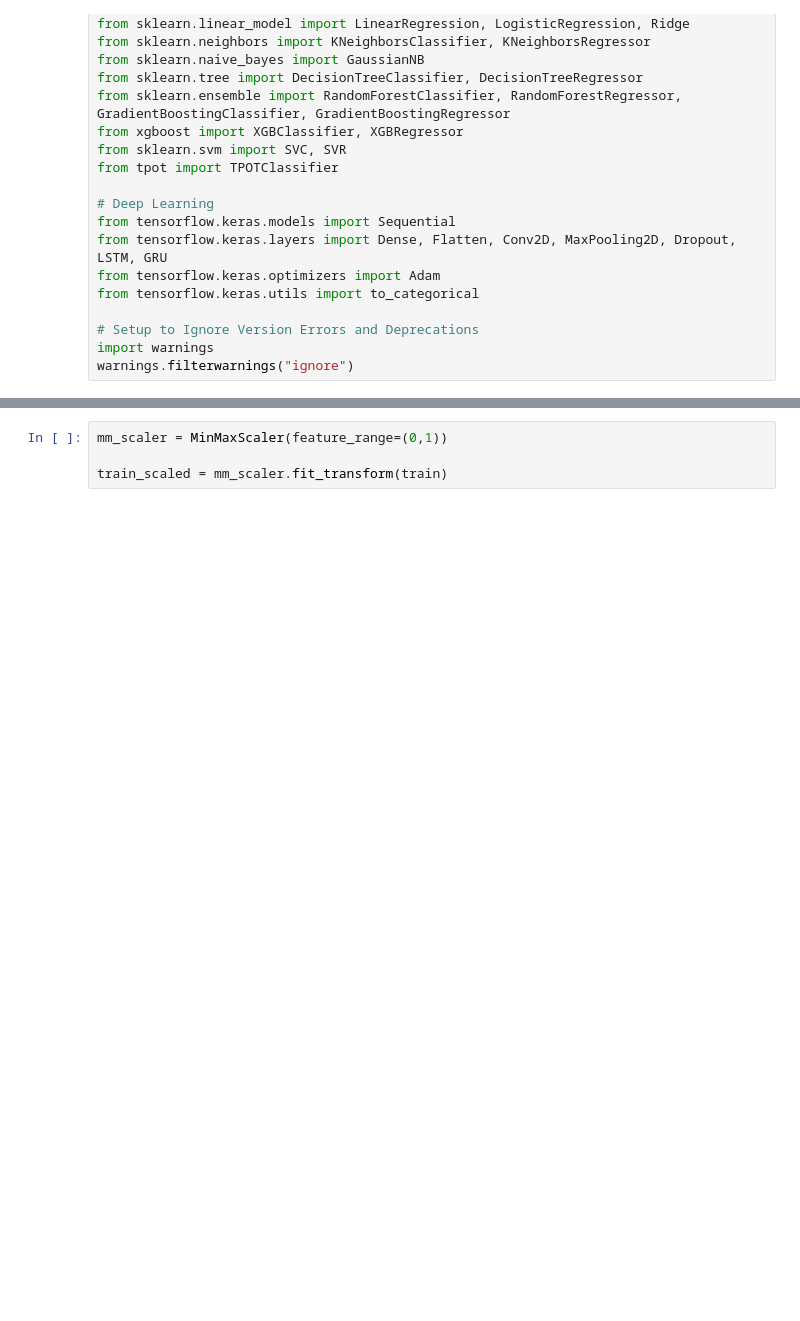
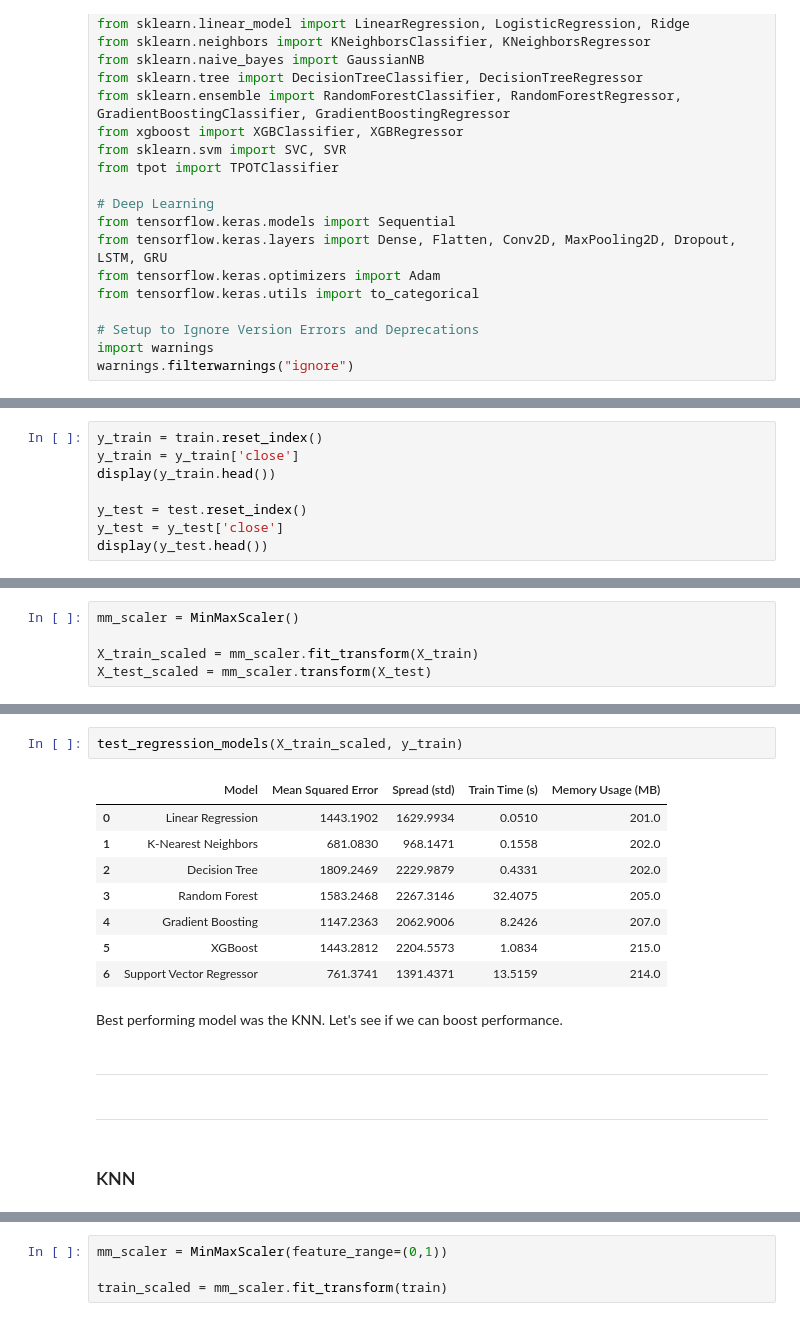
Before and after one commit to elijahlopez94/stock_market_prediction_with_rnn, a Jupyter notebook: machine_learning.ipynb, the cells around one changed output, grey strips where cells are left out. Drawn from its saved outputs; the diff is of its cells as text; blank space fills up the shorter version.

```diff
--- a/machine_learning.ipynb
+++ b/machine_learning.ipynb
@@ -62,0 +87,8 @@ plt.show()
+# %%
+y_train = train.reset_index()
+y_train = y_train['close']
+display(y_train.head())
+
+y_test = test.reset_index()
+y_test = y_test['close']
+display(y_test.head())
@@ -62,0 +108,5 @@ plt.show()
+# %%
+mm_scaler = MinMaxScaler()
+
+X_train_scaled = mm_scaler.fit_transform(X_train)
+X_test_scaled = mm_scaler.transform(X_test)
@@ -62,0 +168,19 @@ plt.show()
+# %%
+test_regression_models(X_train_scaled, y_train)
+# %% [output]
+|  | Model | Mean Squared Error | Spread (std) | Train Time (s) | Memory Usage (MB) |
+| 0 | Linear Regression | 1443.1902 | 1629.9934 | 0.0510 | 201.0 |
+| 1 | K-Nearest Neighbors | 681.0830 | 968.1471 | 0.1558 | 202.0 |
+| 2 | Decision Tree | 1809.2469 | 2229.9879 | 0.4331 | 202.0 |
+| 3 | Random Forest | 1583.2468 | 2267.3146 | 32.4075 | 205.0 |
+| 4 | Gradient Boosting | 1147.2363 | 2062.9006 | 8.2426 | 207.0 |
+| 5 | XGBoost | 1443.2812 | 2204.5573 | 1.0834 | 215.0 |
+| 6 | Support Vector Regressor | 761.3741 | 1391.4371 | 13.5159 | 214.0 |
+# %% [markdown]
+Best performing model was the KNN. Let's see if we can boost performance.
+# %% [markdown]
+___
+# %% [markdown]
+___
+# %% [markdown]
+### KNN
```
Also changed, not shown: parts of 33 cells of this notebook.
